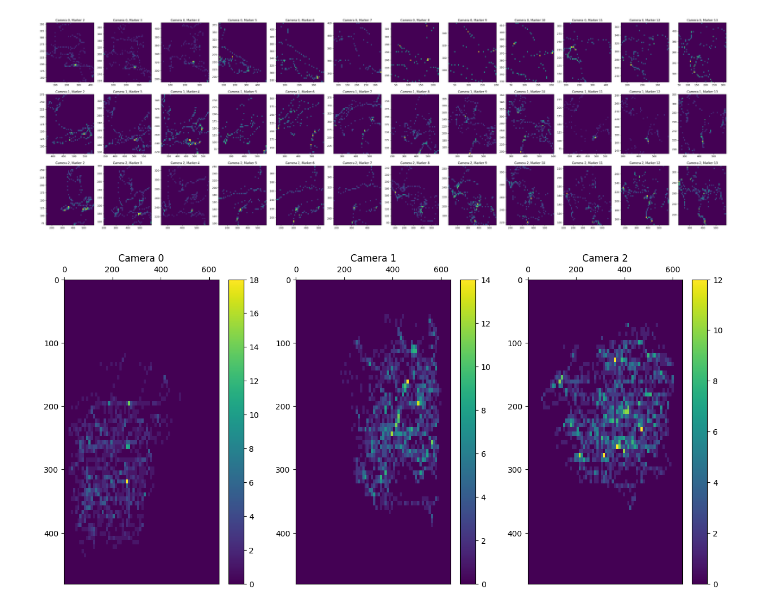
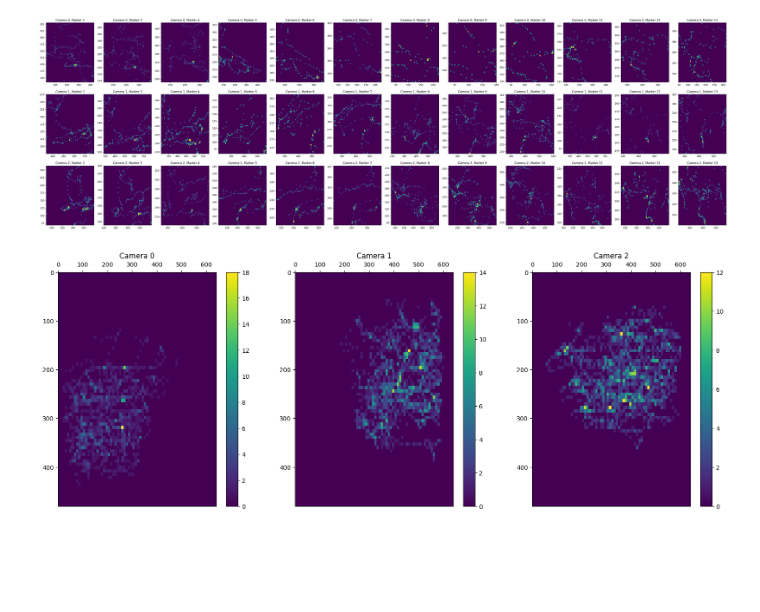
Before and after one commit to goncalofrazao/vicandocker, a Jupyter notebook: main_cangalho.ipynb, the cells around one changed output. Cells and saved outputs as stored; diff of their text form; code cells hidden in the pictures; blank space fills up the shorter version.

Commit message:
resized image

```diff
--- a/main_cangalho.ipynb
+++ b/main_cangalho.ipynb
@@ -382,28 +382,28 @@ for i, (marker, camera) in enumerate(data):
 # %%
 dict_merge_mrks = {}
 for field in data.keys():
 
     if field[1] not in dict_merge_mrks:
         dict_merge_mrks[field[1]] = []
 
     dict_merge_mrks[field[1]].append(data[field])
 
 
 dict_merge_mrks.keys()
 
-fig, axs = plt.subplots(1, len(dataset.cams),  figsize=(15,7))
+fig, axs = plt.subplots(1, len(dataset.cams),  figsize=(20,7))
 
 for i, camera in enumerate(dict_merge_mrks):
     ax = axs[int(camera)]
     new_data = np.concatenate(dict_merge_mrks[camera], axis=0)
     h = ax.hist2d(new_data[:,0], new_data[:,1], bins=70,
                  range=np.array([(0, dataset.cams["0"].resolution_x), (0, dataset.cams["0"].resolution_y)]))  # Flip the y-axis
     fig.colorbar(h[3], ax=ax)
 
     ax.set_title(f"Camera {camera}")
     ax.xaxis.set_ticks_position('top')
     ax.invert_yaxis()
 
     # add zero to points not covered by histogram
 # %% [output]
-[figure, old version]
+[figure, new version]
```
